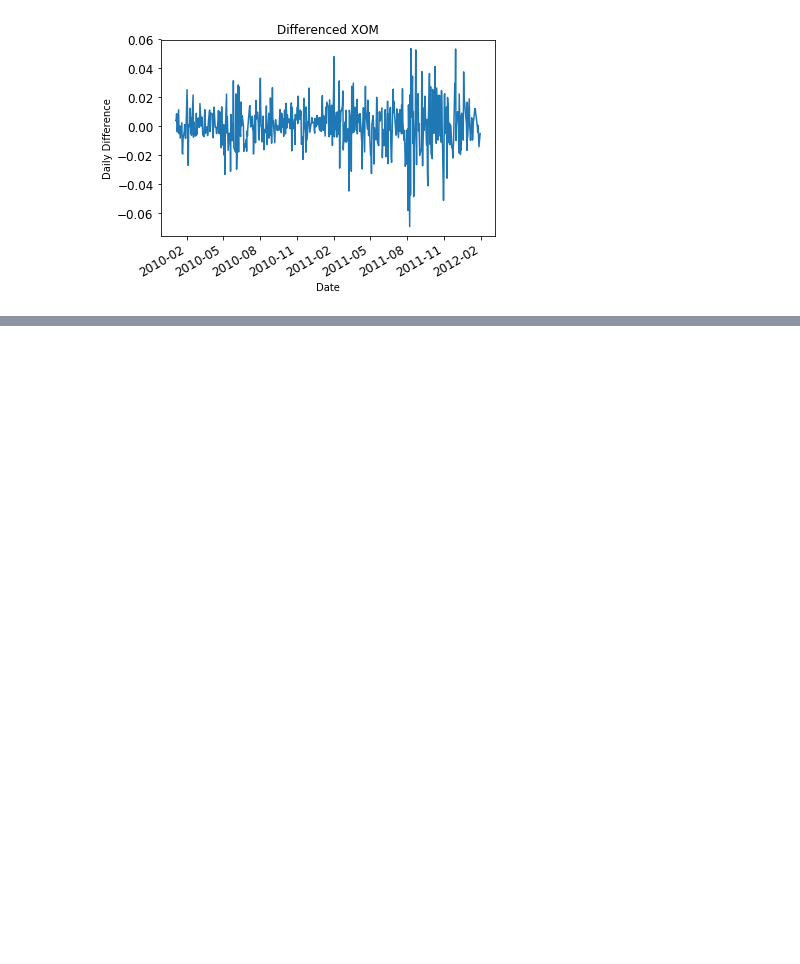
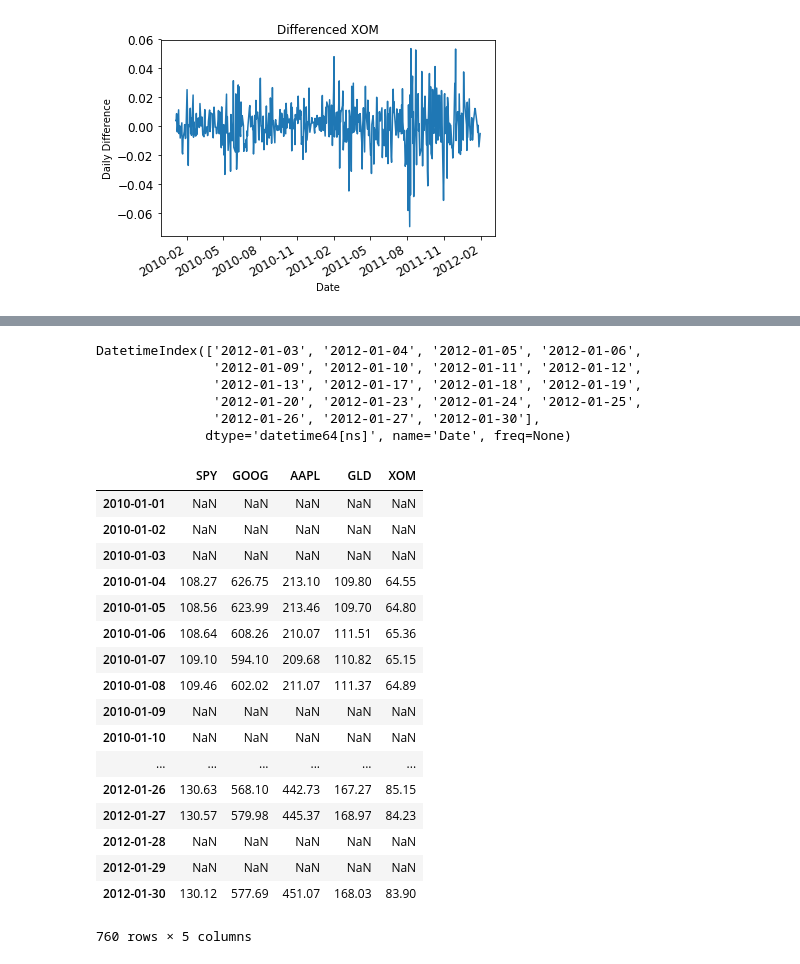
Before and after one commit to JoseMobile/ML4Trading, a Jupyter notebook: Forecasting and Portfolio Optimization.ipynb, the cells around one changed output, grey strips where cells are left out. Drawn from its saved outputs; the diff is of its cells as text; code cells hidden in the pictures; blank space fills up the shorter version.

```diff
--- a/Forecasting and Portfolio Optimization.ipynb
+++ b/Forecasting and Portfolio Optimization.ipynb
@@ -236,0 +376,32 @@ dtype: float64
+# %%
+predicts.index
+# %% [output]
+DatetimeIndex(['2012-01-03', '2012-01-04', '2012-01-05', '2012-01-06',
+               '2012-01-09', '2012-01-10', '2012-01-11', '2012-01-12',
+               '2012-01-13', '2012-01-17', '2012-01-18', '2012-01-19',
+               '2012-01-20', '2012-01-23', '2012-01-24', '2012-01-25',
+               '2012-01-26', '2012-01-27', '2012-01-30'],
+              dtype='datetime64[ns]', name='Date', freq=None)
+# %%
+prices_all
+cop = prices_all.copy()
+prices_all.fillna(method='ffill',inplace=True)
+# %% [output]
+|  | SPY | GOOG | AAPL | GLD | XOM |
+| 2010-01-01 | NaN | NaN | NaN | NaN | NaN |
+| 2010-01-02 | NaN | NaN | NaN | NaN | NaN |
+| 2010-01-03 | NaN | NaN | NaN | NaN | NaN |
+| 2010-01-04 | 108.27 | 626.75 | 213.10 | 109.80 | 64.55 |
+| 2010-01-05 | 108.56 | 623.99 | 213.46 | 109.70 | 64.80 |
+| 2010-01-06 | 108.64 | 608.26 | 210.07 | 111.51 | 65.36 |
+| 2010-01-07 | 109.10 | 594.10 | 209.68 | 110.82 | 65.15 |
+| 2010-01-08 | 109.46 | 602.02 | 211.07 | 111.37 | 64.89 |
+| 2010-01-09 | NaN | NaN | NaN | NaN | NaN |
+| 2010-01-10 | NaN | NaN | NaN | NaN | NaN |
+| ... | ... | ... | ... | ... | ... |
+| 2012-01-26 | 130.63 | 568.10 | 442.73 | 167.27 | 85.15 |
+| 2012-01-27 | 130.57 | 579.98 | 445.37 | 168.97 | 84.23 |
+| 2012-01-28 | NaN | NaN | NaN | NaN | NaN |
+| 2012-01-29 | NaN | NaN | NaN | NaN | NaN |
+| 2012-01-30 | 130.12 | 577.69 | 451.07 | 168.03 | 83.90 |
+760 rows × 5 columns
```
Also changed, not shown: parts of 12 cells of this notebook, 1 other file.
